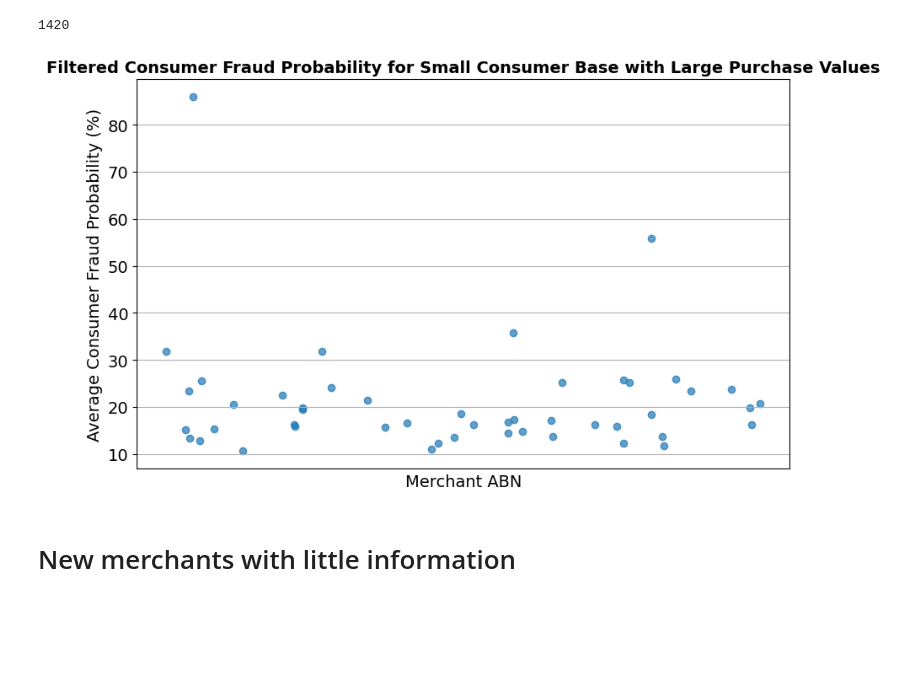
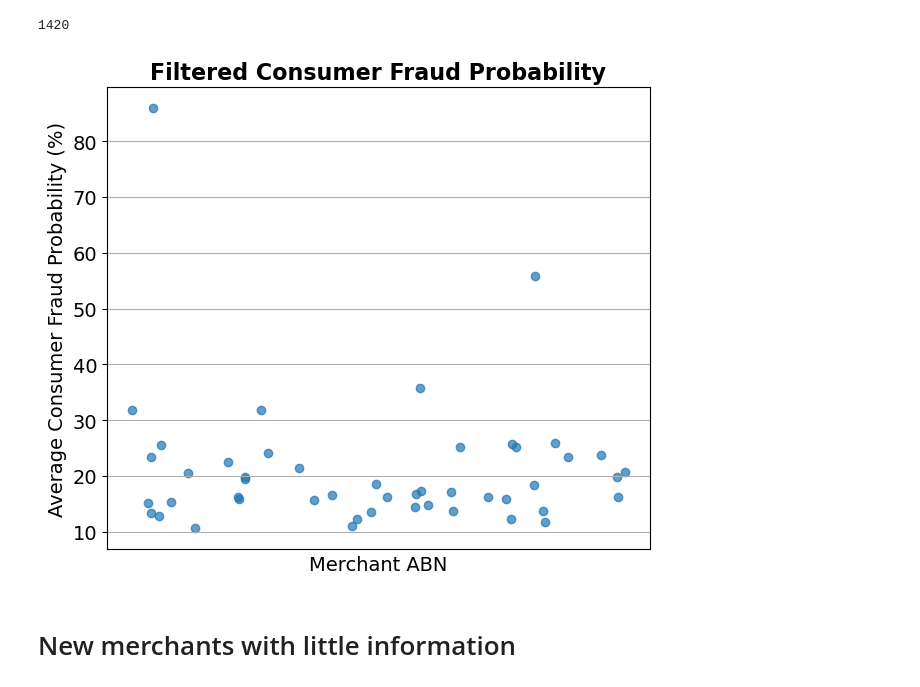
Before and after one commit to MAST30034-AppliedDataScience/project-2-group-buy-now-pay-later-industry-project-28, a Jupyter notebook: notebooks/07_Interesting_Findings.ipynb, the cells around one changed output. Drawn from its saved outputs; the diff is of its cells as text; code cells hidden in the pictures; blank space fills up the shorter version.

```diff
--- a/notebooks/07_Interesting_Findings.ipynb
+++ b/notebooks/07_Interesting_Findings.ipynb
@@ -306,24 +311,24 @@ interesting_consumers_1.count()
 # %%
 # Convert the PySpark DataFrame to a Pandas DataFrame properly
 filtered_interesting_consumers_1_pd = filtered_interesting_consumers_1.select('merchant_abn',
                                                             'avg_consumer_fraud_probability').toPandas()
 
 # Plot num_customers vs avg_purchase
-plt.figure(figsize=(10, 6))
+plt.figure(figsize=(7, 6))
 plt.scatter(filtered_interesting_consumers_1_pd['merchant_abn'],
             filtered_interesting_consumers_1_pd['avg_consumer_fraud_probability'], alpha=0.7)
-plt.title('Filtered Consumer Fraud Probability for Small Consumer Base with Large Purchase Values', fontsize=14, weight='bold')
+plt.title('Filtered Consumer Fraud Probability', fontsize=16, weight='bold')
 plt.xlabel('Merchant ABN', fontsize=14)
 plt.ylabel('Average Consumer Fraud Probability (%)', fontsize=14)
 plt.xticks([], [])  # Hide the x-axis tick labels but keep the x-axis label
 plt.yticks(fontsize=14)
 plt.grid(True)
 
 # save and display the plot
 plt.savefig('../plots/filtered_abn_vs_avg_consumer_fraud_prob.png', dpi=300, bbox_inches='tight')
 plt.show()
 # %% [output]
-[figure, old version]
+[figure, new version]
 # %% [markdown]
 # New merchants with little information
 # %%
```
Also changed, not shown: parts of 5 cells of this notebook, 3 other files.
